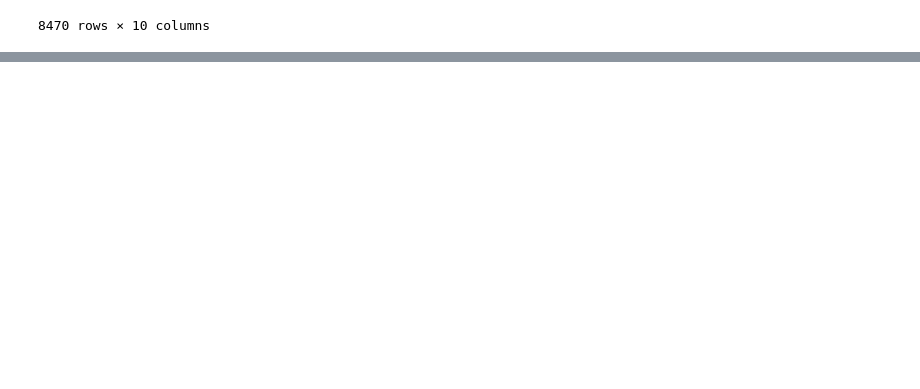
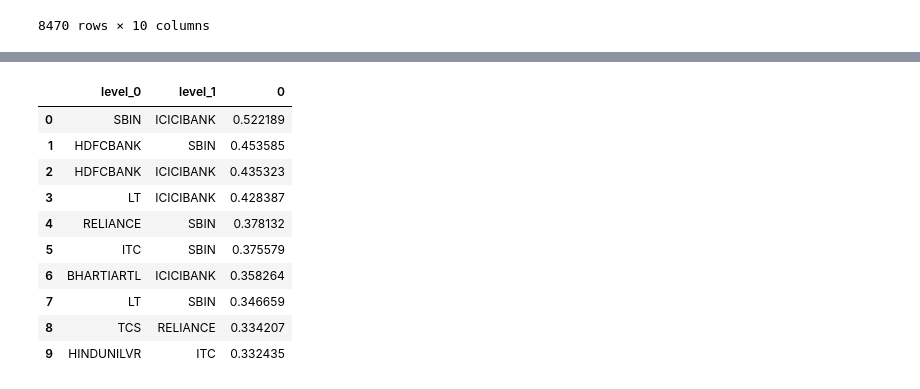
Before and after one commit to keithmmc/dataprojects, a Jupyter notebook: nse..ipynb, the cells around one changed output, grey strips where cells are left out. Cells and saved outputs as stored; diff of their text form; code cells hidden in the pictures; blank space fills up the shorter version.

```diff
--- a/nse..ipynb
+++ b/nse..ipynb
@@ -242,3 +244,7 @@ df_filled[first_10_stocks]
 | 8468 | 3108.050049 | 4020.949951 | 1727.150024 | 1233.000000 | 1423.050049 | 839.299988 | 1650.650024 | 429.049988 | 2495.949951 | 3573.300049 |
 | 8469 | 3177.250000 | 4011.800049 | 1648.099976 | 1233.400024 | 1429.699951 | 859.750000 | 1647.449951 | 433.649994 | 2547.000000 | 3627.149902 |
 8470 rows × 10 columns
+# %%
+returns = df_filled[first_10_stocks].pct_change().dropna()
+# %%
+correlation_matrix = returns.corr()
@@ -244,0 +265,19 @@ df_filled[first_10_stocks]
+# %%
+correlation_pairs = correlation_matrix.unstack().sort_values(kind="quicksort").drop_duplicates()
+# %%
+most_correlated_pairs = correlation_pairs[correlation_pairs!=1].nlargest(10)
+# %%
+most_correlated_pairs_df=most_correlated_pairs.reset_index()
+most_correlated_pairs_df
+# %% [output]
+|  | level_0 | level_1 | 0 |
+| 0 | SBIN | ICICIBANK | 0.522189 |
+| 1 | HDFCBANK | SBIN | 0.453585 |
+| 2 | HDFCBANK | ICICIBANK | 0.435323 |
+| 3 | LT | ICICIBANK | 0.428387 |
+| 4 | RELIANCE | SBIN | 0.378132 |
+| 5 | ITC | SBIN | 0.375579 |
+| 6 | BHARTIARTL | ICICIBANK | 0.358264 |
+| 7 | LT | SBIN | 0.346659 |
+| 8 | TCS | RELIANCE | 0.334207 |
+| 9 | HINDUNILVR | ITC | 0.332435 |
```
Also changed, not shown: parts of 17 cells of this notebook.
